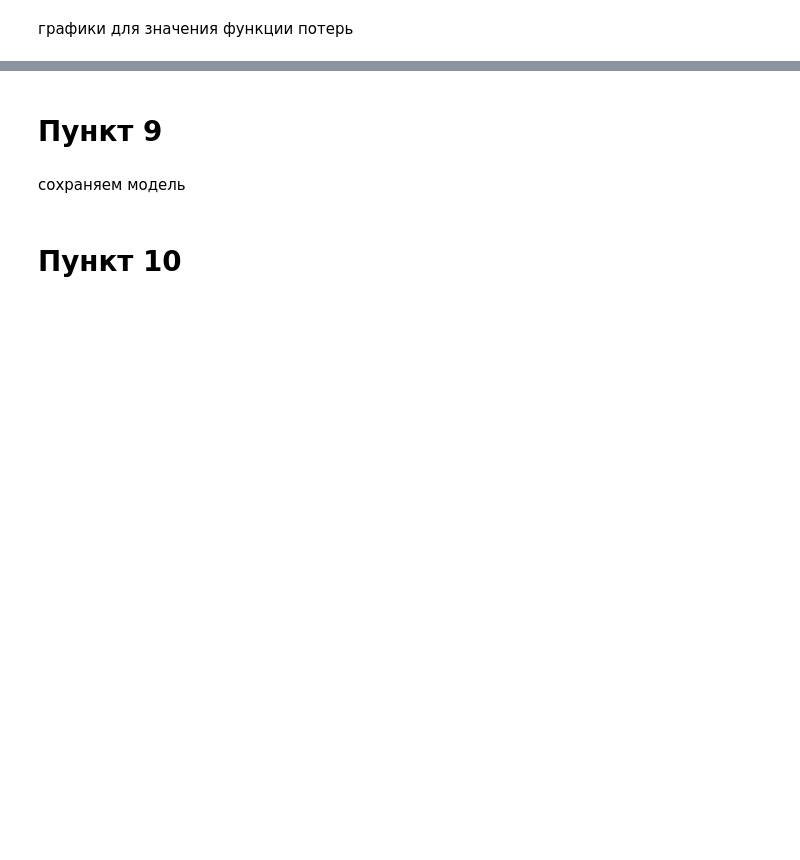
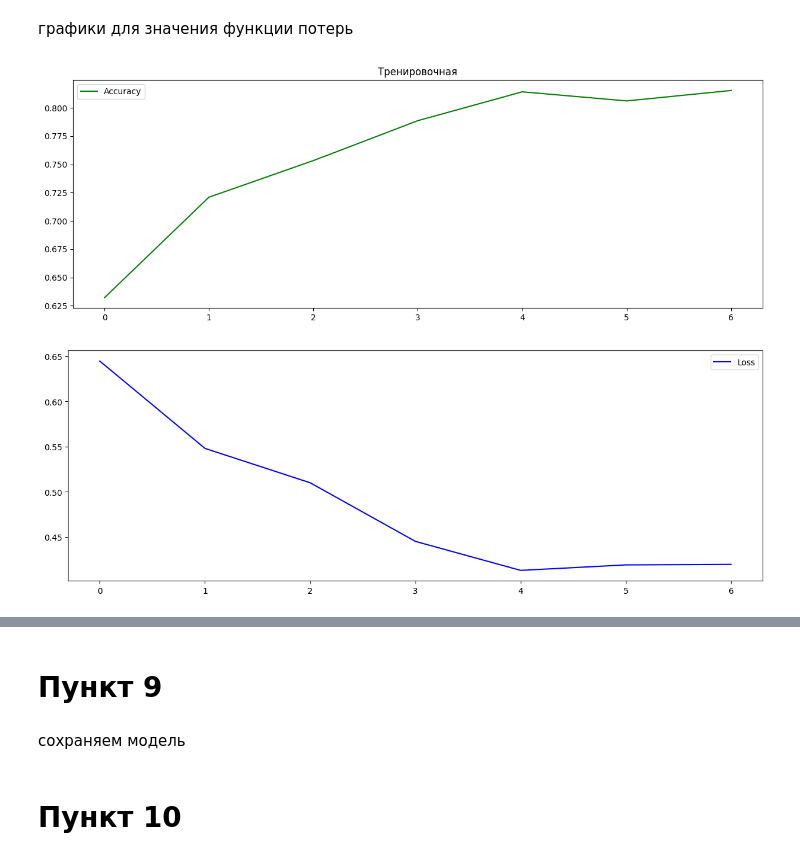
Before and after one commit to negniy/lab3_py, a Jupyter notebook: new.ipynb, the cells around one changed output, grey strips where cells are left out. Cells and saved outputs as stored; diff of their text form; code cells hidden in the pictures; blank space fills up the shorter version.

```diff
--- a/new.ipynb
+++ b/new.ipynb
@@ -241,11 +265,18 @@ for epoch in range(epochs):
 # %%
 plt.figure(1, figsize=(15, 5))
 plt.title(
         'Тренировочная')
 plt.plot(range(len(accuracy_values)), accuracy_values, color="green")
+plt.legend(["Accuracy"])
+plt.show()
+plt.figure(1, figsize=(15, 5))
 plt.plot(range(len(loss_values)), [
         float(value.detach()) for value in loss_values], color="blue")
-plt.legend(["Accuracy", "Loss"])
+plt.legend(["Loss"])
+plt.show()
+# %% [output]
+[figure, added]
+[figure, added]
 # %%
 plt.figure(1, figsize=(15, 5))
 plt.title(
```
Also changed, not shown: parts of 30 cells of this notebook, 3 other files.
